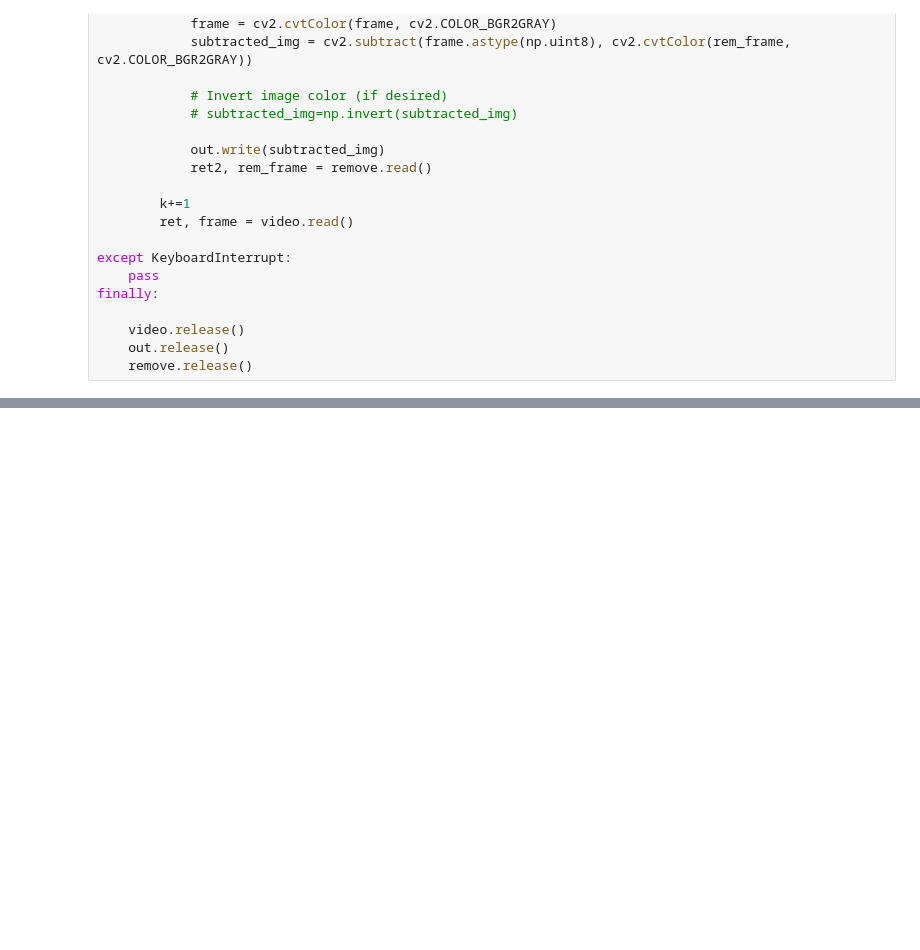
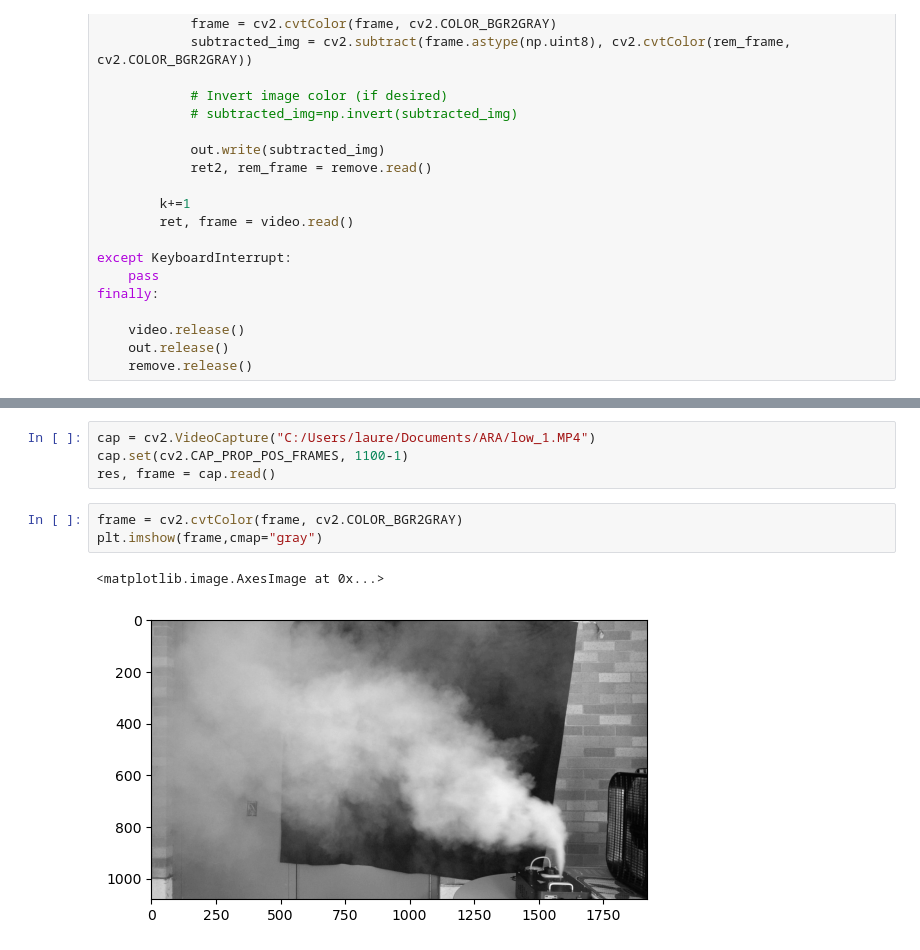
Before and after one commit to Laurd11/laurd_ara, a Jupyter notebook: video_processing/backg_subtr.ipynb, the cells around one changed output, grey strips where cells are left out. Drawn from its saved outputs; the diff is of its cells as text; blank space fills up the shorter version.

```diff
--- a/video_processing/backg_subtr.ipynb
+++ b/video_processing/backg_subtr.ipynb
@@ -264,0 +337,10 @@ finally:
+# %%
+cap = cv2.VideoCapture("C:/Users/laure/Documents/ARA/low_1.MP4")
+cap.set(cv2.CAP_PROP_POS_FRAMES, 1100-1)
+res, frame = cap.read()
+# %%
+frame = cv2.cvtColor(frame, cv2.COLOR_BGR2GRAY)
+plt.imshow(frame,cmap="gray")
+# %% [output]
+<matplotlib.image.AxesImage at 0x...>
+[figure, added]
```
Also changed, not shown: parts of 4 cells of this notebook.
